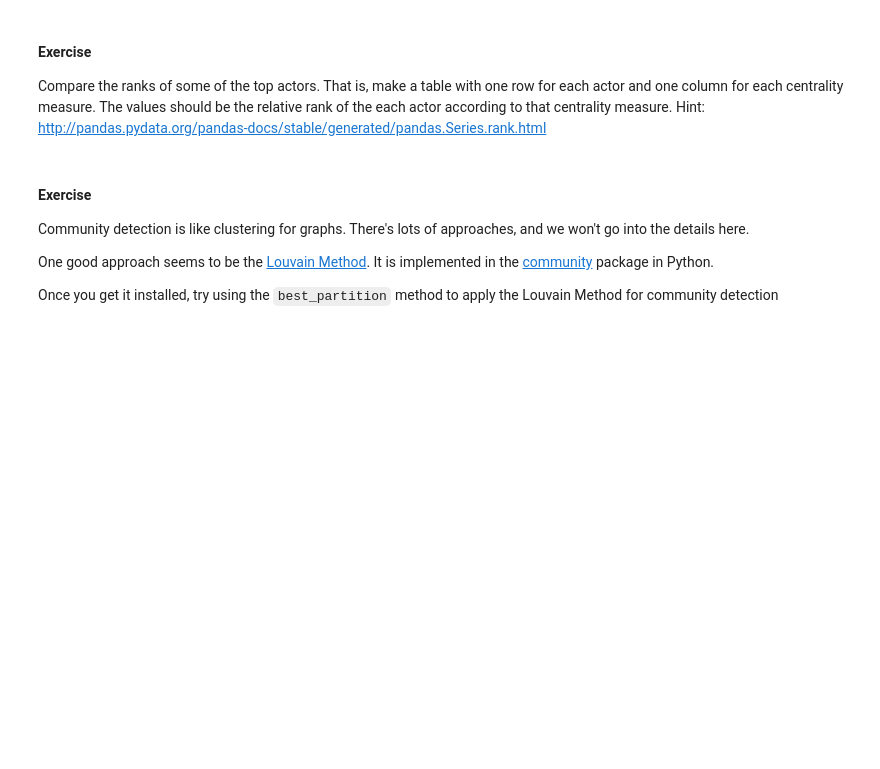
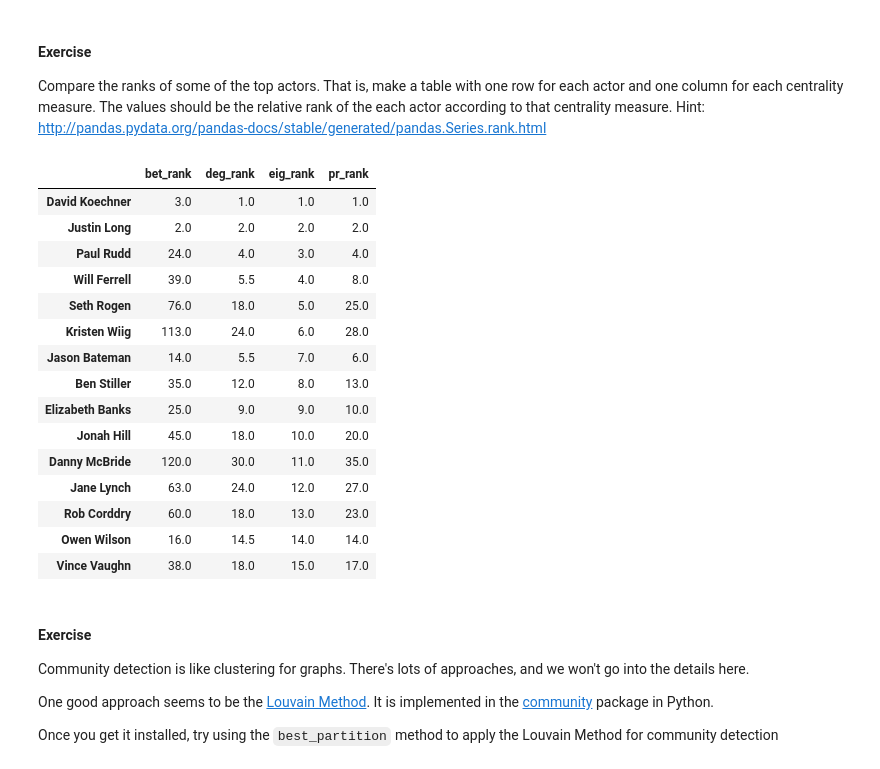
Before and after one commit to nwchen24/Machine_learning_coursework, a Jupyter notebook: Week12/graphs.ipynb, the cells around one changed output. Saved outputs shown, nothing was run; the diff lists cells and outputs as text; code cells hidden in the pictures; blank space fills up the shorter version.

```diff
--- a/Week12/graphs.ipynb
+++ b/Week12/graphs.ipynb
@@ -186,3 +194,8 @@ Find the most important actor in this subgroup according to each of the followin
 - Betweenness
 - Eigenvector
 - Pagerank
+# %%
+deg = pd.Series(nx.degree_centrality(smallG))
+bet = pd.Series(nx.betweenness_centrality(smallG))
+eig = pd.Series(nx.eigenvector_centrality(smallG))
+pr = pd.Series(nx.pagerank(smallG))
@@ -190,6 +275,32 @@ Find the most important actor in this subgroup according to each of the followin
 #### Exercise
 
 Compare the ranks of some of the top actors. That is, make a table with one row for each actor and one column for each centrality measure. The values should be the relative rank of the each actor according to that centrality measure. Hint: http://pandas.pydata.org/pandas-docs/stable/generated/pandas.Series.rank.html
+# %%
+df = pd.DataFrame({
+    'eig_rank': eig.rank(ascending=False),
+    'deg_rank': deg.rank(ascending=False),
+    'bet_rank': bet.rank(ascending=False),
+    'pr_rank': pr.rank(ascending=False)
+})
+
+df.sort_values('eig_rank').head(15)
+# %% [output]
+|  | bet_rank | deg_rank | eig_rank | pr_rank |
+| David Koechner | 3.0 | 1.0 | 1.0 | 1.0 |
+| Justin Long | 2.0 | 2.0 | 2.0 | 2.0 |
+| Paul Rudd | 24.0 | 4.0 | 3.0 | 4.0 |
+| Will Ferrell | 39.0 | 5.5 | 4.0 | 8.0 |
+| Seth Rogen | 76.0 | 18.0 | 5.0 | 25.0 |
+| Kristen Wiig | 113.0 | 24.0 | 6.0 | 28.0 |
+| Jason Bateman | 14.0 | 5.5 | 7.0 | 6.0 |
+| Ben Stiller | 35.0 | 12.0 | 8.0 | 13.0 |
+| Elizabeth Banks | 25.0 | 9.0 | 9.0 | 10.0 |
+| Jonah Hill | 45.0 | 18.0 | 10.0 | 20.0 |
+| Danny McBride | 120.0 | 30.0 | 11.0 | 35.0 |
+| Jane Lynch | 63.0 | 24.0 | 12.0 | 27.0 |
+| Rob Corddry | 60.0 | 18.0 | 13.0 | 23.0 |
+| Owen Wilson | 16.0 | 14.5 | 14.0 | 14.0 |
+| Vince Vaughn | 38.0 | 18.0 | 15.0 | 17.0 |
 # %% [markdown]
 #### Exercise
 
```
Also changed, not shown: parts of 11 cells of this notebook.
